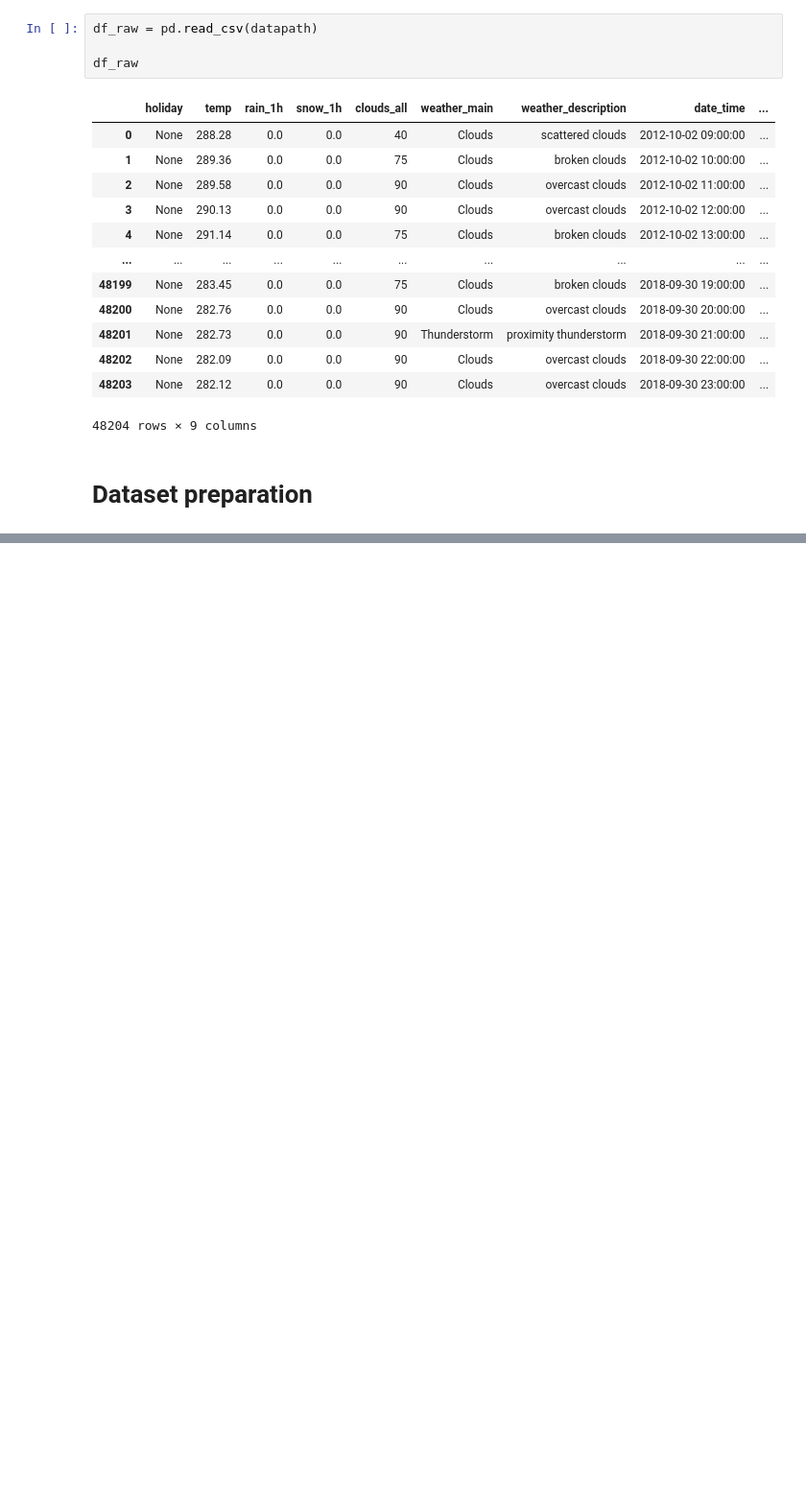
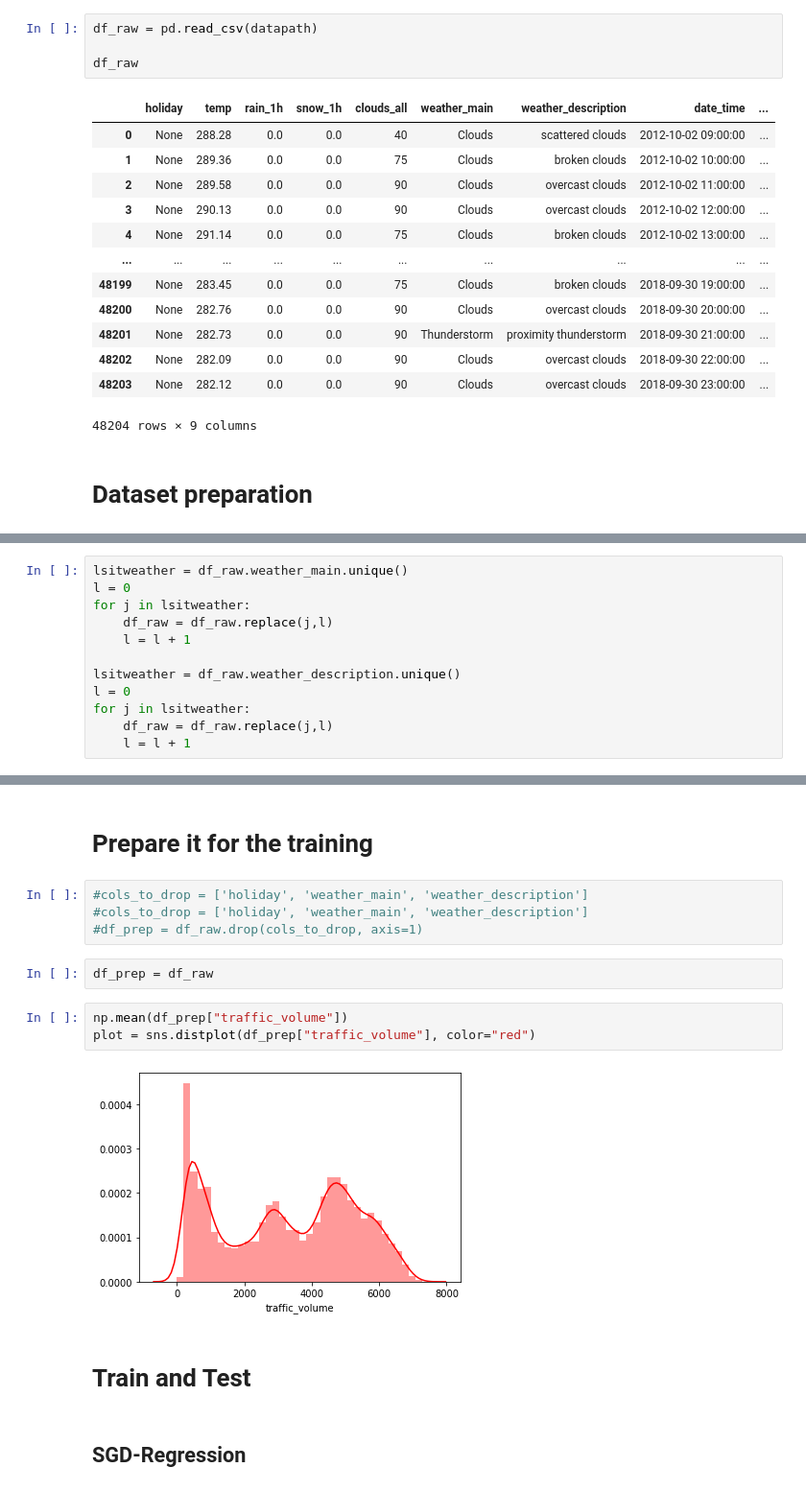
Before and after one commit to hitimr/ML_2020, a Jupyter notebook: Ex2/Metro/metro_exploration.ipynb, the cells around one changed output, grey strips where cells are left out. Shown: that part at 96% size. Saved outputs shown, nothing was run; the diff lists cells and outputs as text; blank space fills up the shorter version.

```diff
--- a/Ex2/Metro/metro_exploration.ipynb
+++ b/Ex2/Metro/metro_exploration.ipynb
@@ -121,0 +266,12 @@ df_raw
+# %%
+lsitweather = df_raw.weather_main.unique()
+l = 0
+for j in lsitweather:
+    df_raw = df_raw.replace(j,l)
+    l = l + 1
+
+lsitweather = df_raw.weather_description.unique()
+l = 0
+for j in lsitweather:
+    df_raw = df_raw.replace(j,l)
+    l = l + 1
@@ -121,0 +294,17 @@ df_raw
+# %% [markdown]
+# Prepare it for the training
+# %%
+#cols_to_drop = ['holiday', 'weather_main', 'weather_description']
+#cols_to_drop = ['holiday', 'weather_main', 'weather_description']
+#df_prep = df_raw.drop(cols_to_drop, axis=1)
+# %%
+df_prep = df_raw
+# %%
+np.mean(df_prep["traffic_volume"])
+plot = sns.distplot(df_prep["traffic_volume"], color="red")
+# %% [output]
+[figure, added]
+# %% [markdown]
+# Train and Test
+# %% [markdown]
+## SGD-Regression
```
Also changed, not shown: parts of 39 cells of this notebook, 5 other files.
